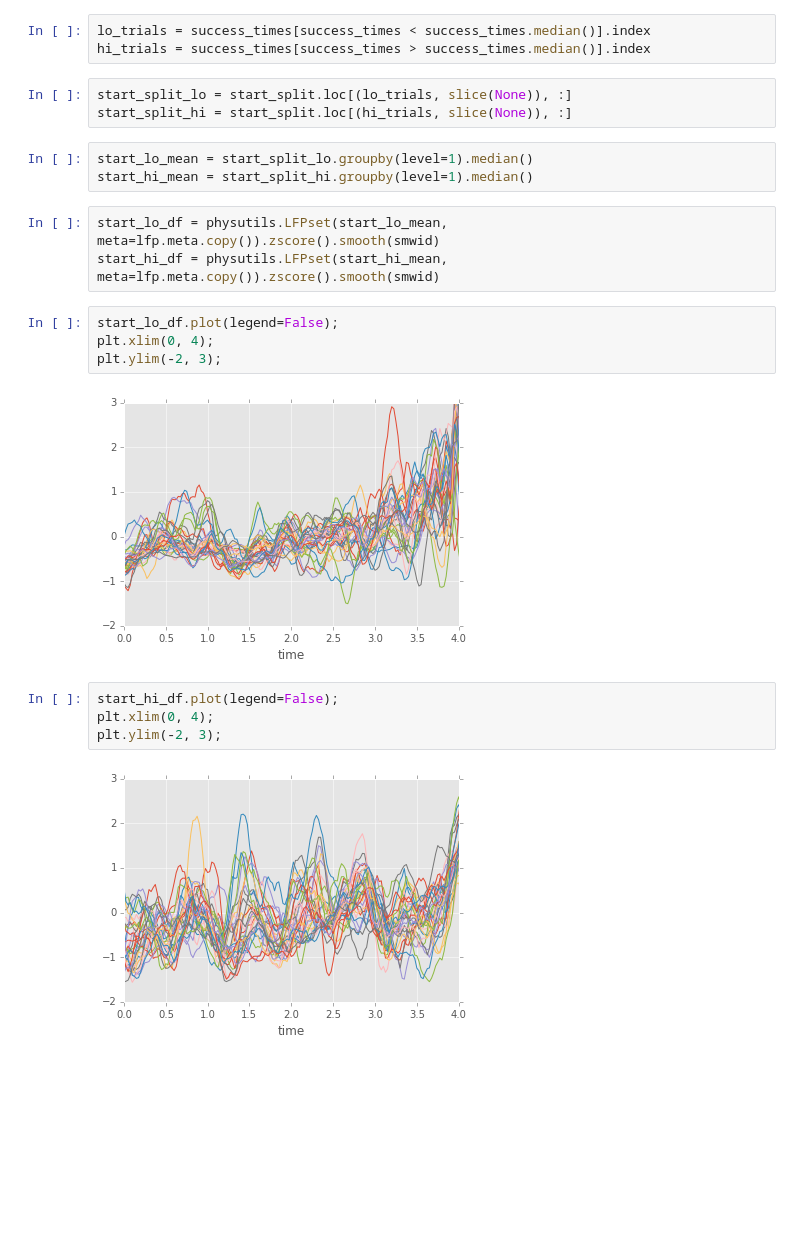
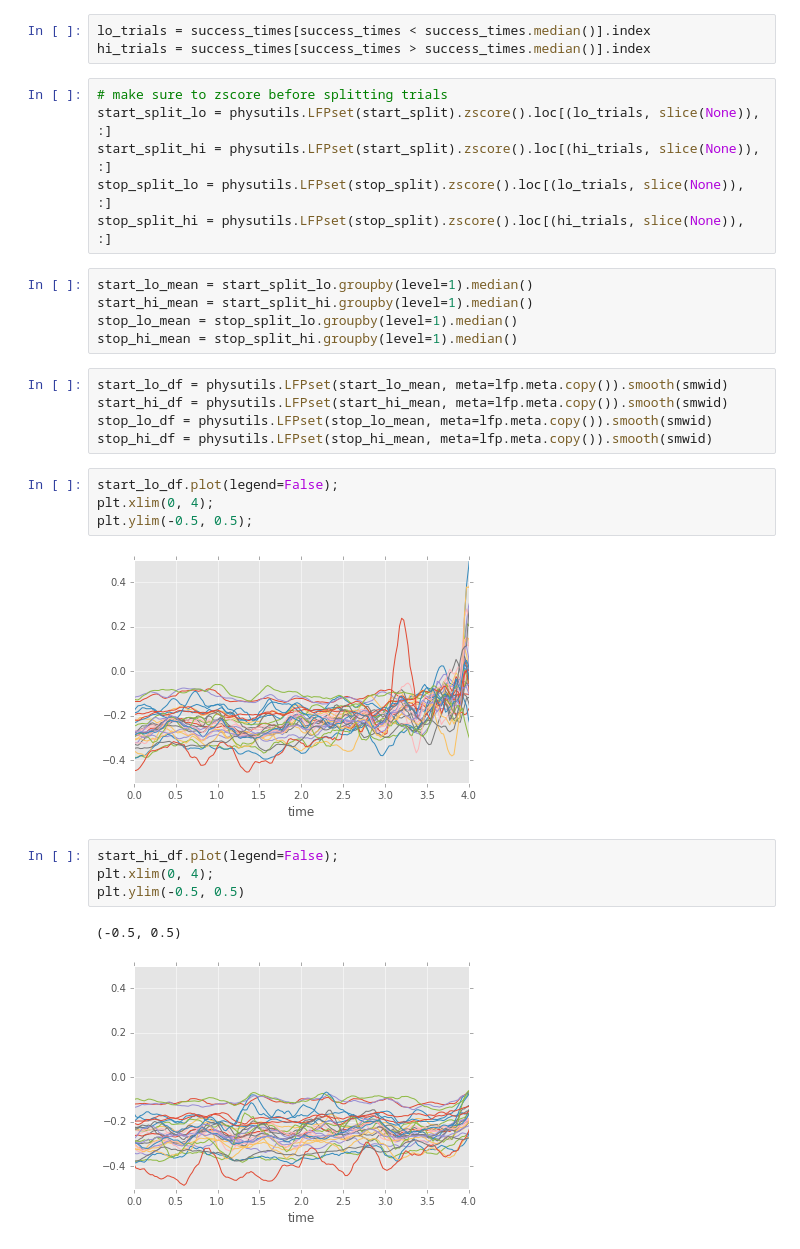
Before and after one commit to jmxpearson/hephys, a Jupyter notebook: bartc/theta_threshold_tests.ipynb, the cells around one changed output. Cells and saved outputs as stored; diff of their text form; blank space fills up the shorter version.

Commit message:
added stop-aligned theta power across channels

```diff
--- a/bartc/theta_threshold_tests.ipynb
+++ b/bartc/theta_threshold_tests.ipynb
@@ -127,27 +127,35 @@ success_times = infl_times[stops.index]
 # %%
 lo_trials = success_times[success_times < success_times.median()].index
 hi_trials = success_times[success_times > success_times.median()].index
-# %%
-start_split_lo = start_split.loc[(lo_trials, slice(None)), :]
-start_split_hi = start_split.loc[(hi_trials, slice(None)), :]
+# %%
+# make sure to zscore before splitting trials
+start_split_lo = physutils.LFPset(start_split).zscore().loc[(lo_trials, slice(None)), :]
+start_split_hi = physutils.LFPset(start_split).zscore().loc[(hi_trials, slice(None)), :]
+stop_split_lo = physutils.LFPset(stop_split).zscore().loc[(lo_trials, slice(None)), :]
+stop_split_hi = physutils.LFPset(stop_split).zscore().loc[(hi_trials, slice(None)), :]
 # %%
 start_lo_mean = start_split_lo.groupby(level=1).median()
 start_hi_mean = start_split_hi.groupby(level=1).median()
+stop_lo_mean = stop_split_lo.groupby(level=1).median()
+stop_hi_mean = stop_split_hi.groupby(level=1).median()
 # %%
-start_lo_df = physutils.LFPset(start_lo_mean, meta=lfp.meta.copy()).zscore().smooth(smwid)
-start_hi_df = physutils.LFPset(start_hi_mean, meta=lfp.meta.copy()).zscore().smooth(smwid)
+start_lo_df = physutils.LFPset(start_lo_mean, meta=lfp.meta.copy()).smooth(smwid)
+start_hi_df = physutils.LFPset(start_hi_mean, meta=lfp.meta.copy()).smooth(smwid)
+stop_lo_df = physutils.LFPset(stop_lo_mean, meta=lfp.meta.copy()).smooth(smwid)
+stop_hi_df = physutils.LFPset(stop_hi_mean, meta=lfp.meta.copy()).smooth(smwid)
 # %%
 start_lo_df.plot(legend=False);
 plt.xlim(0, 4);
-plt.ylim(-2, 3);
+plt.ylim(-0.5, 0.5);
 # %% [output]
-[figure, old version]
+[figure, new version]
 # %%
 start_hi_df.plot(legend=False);
 plt.xlim(0, 4);
-plt.ylim(-2, 3);
+plt.ylim(-0.5, 0.5)
 # %% [output]
+(-0.5, 0.5)
-[figure, old version]
+[figure, new version]
 # %%
 start_lo_df.std(axis=1).plot();
 plt.xlim(0, 4);
```
Also changed, not shown: parts of 4 cells of this notebook.
